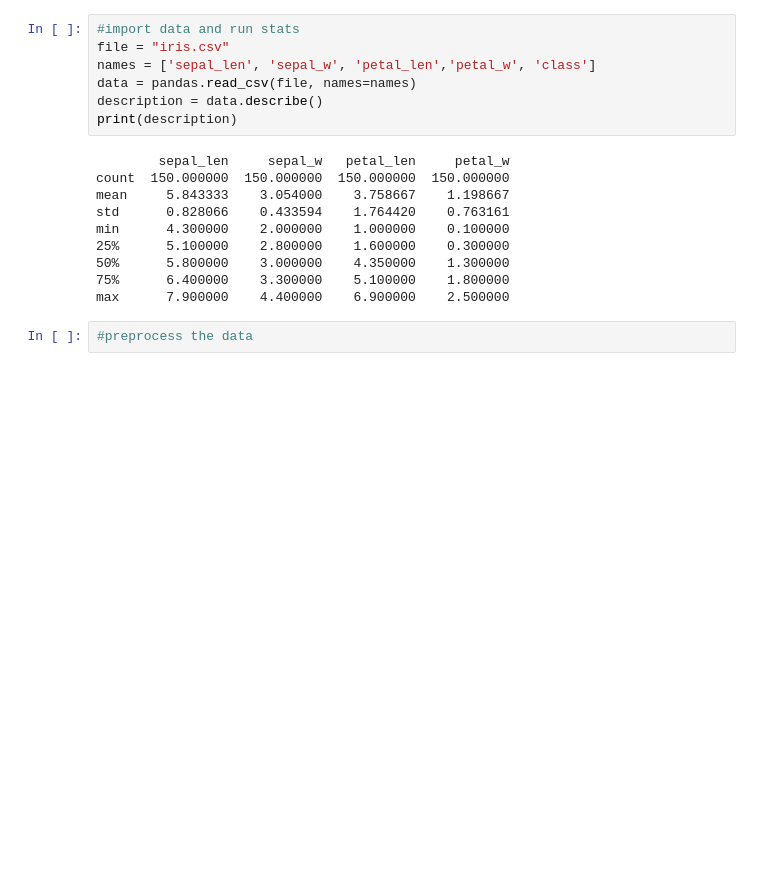
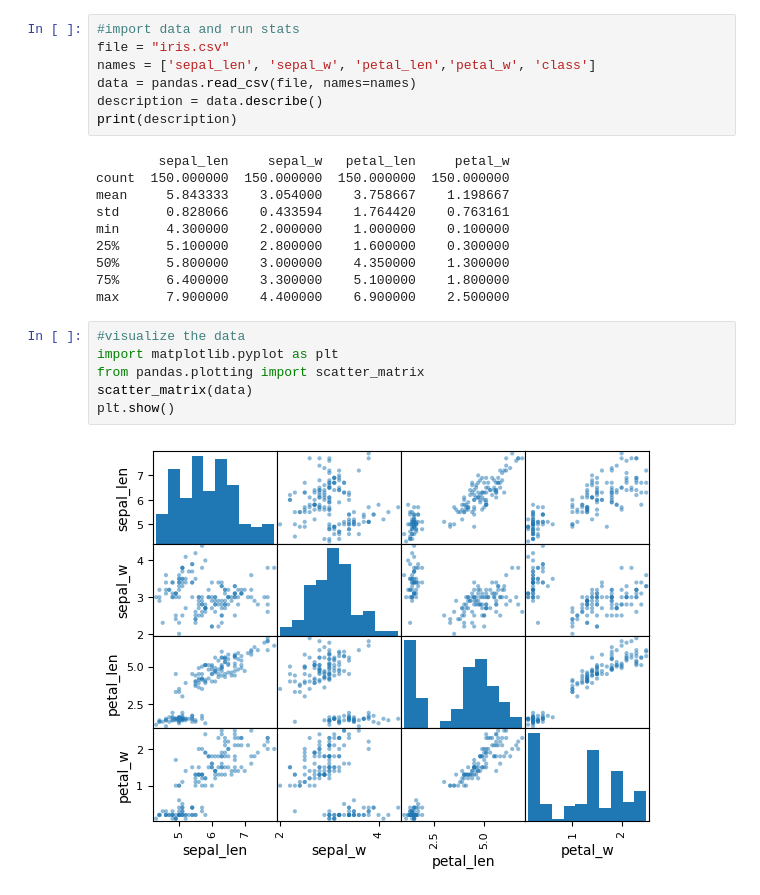
Before and after one commit to glitchgirl/DS-final, a Jupyter notebook: Mini-course End to End .ipynb, the cells around one changed output. Drawn from its saved outputs; the diff is of its cells as text; blank space fills up the shorter version.

```diff
--- a/Mini-course End to End .ipynb
+++ b/Mini-course End to End .ipynb
@@ -41,5 +41,11 @@ min      4.300000    2.000000    1.000000    0.100000
 50%      5.800000    3.000000    4.350000    1.300000
 75%      6.400000    3.300000    5.100000    1.800000
 max      7.900000    4.400000    6.900000    2.500000
-# %%
-#preprocess the data
+# %%
+#visualize the data
+import matplotlib.pyplot as plt
+from pandas.plotting import scatter_matrix
+scatter_matrix(data)
+plt.show()
+# %% [output]
+[figure, added]
```
Also changed, not shown: parts of 5 cells of this notebook, 1 other file.
